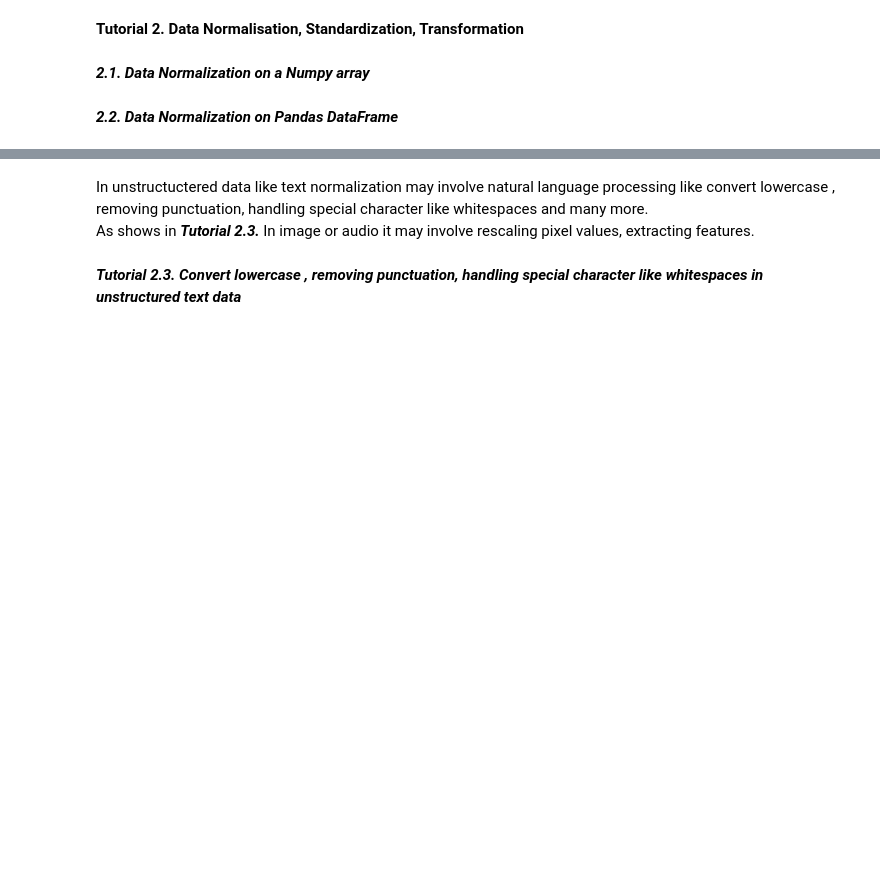
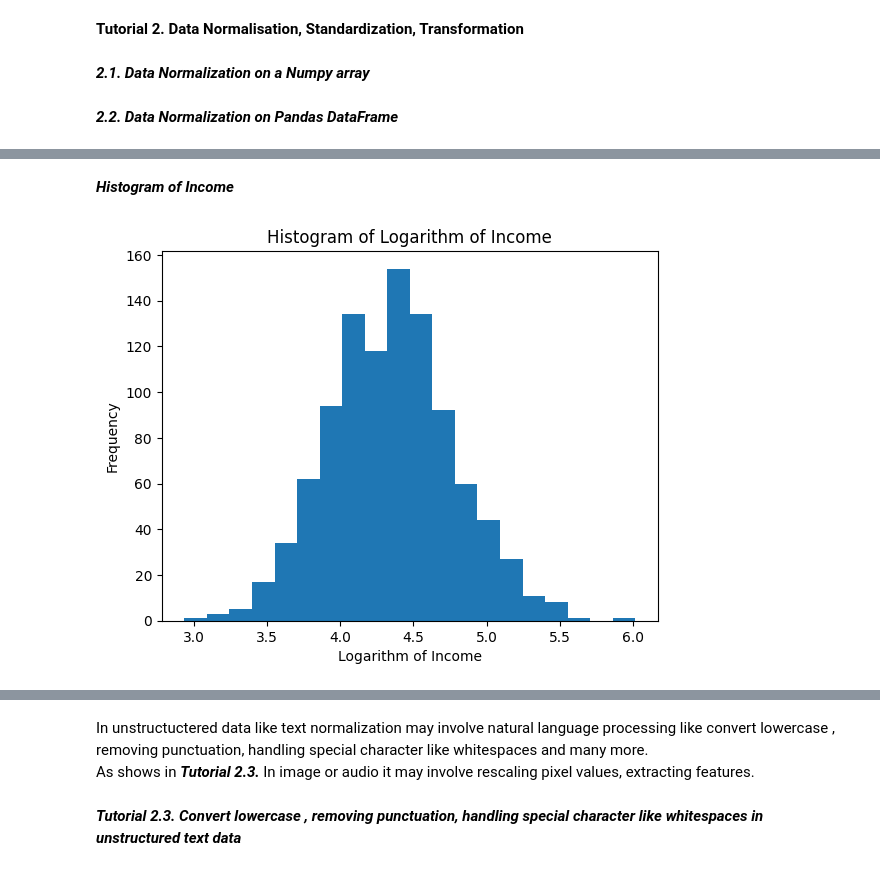
Before and after one commit to bpbpublications/Statistics-for-Data-Scientists-and-Analysts, a Jupyter notebook: notebooks/chapter2/chapter2.ipynb, the cells around one changed output, grey strips where cells are left out. Drawn from its saved outputs; the diff is of its cells as text; code cells hidden in the pictures; blank space fills up the shorter version.

```diff
--- a/notebooks/chapter2/chapter2.ipynb
+++ b/notebooks/chapter2/chapter2.ipynb
@@ -109,0 +386,16 @@ diabities_df
+# %% [markdown]
+***Histogram of Income***
+# %%
+# Apply a logarithm transformation to the income
+log_income = np.log10(income) # Take the base 10 logarithm of each income value
+# Plot a histogram of the transformed income
+plt.hist(log_income, bins=20)
+plt.xlabel("Logarithm of Income")
+plt.ylabel("Frequency")
+plt.title("Histogram of Logarithm of Income")
+# Set the DPI to 600
+plt.savefig('data_transformation2.png', dpi=600, bbox_inches='tight')
+# Show the plot (optional)
+plt.show()
+# %% [output]
+[figure, added]
```
Also changed, not shown: parts of 67 cells of this notebook, 1 other file.
